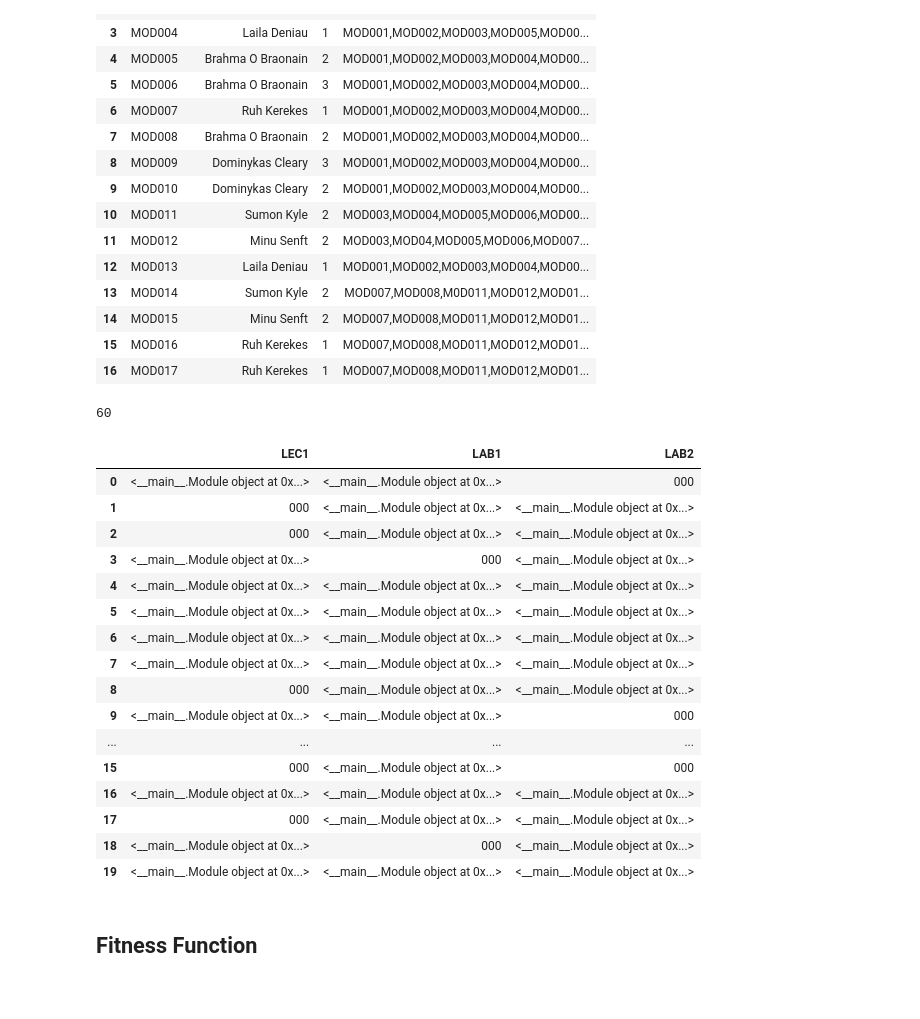
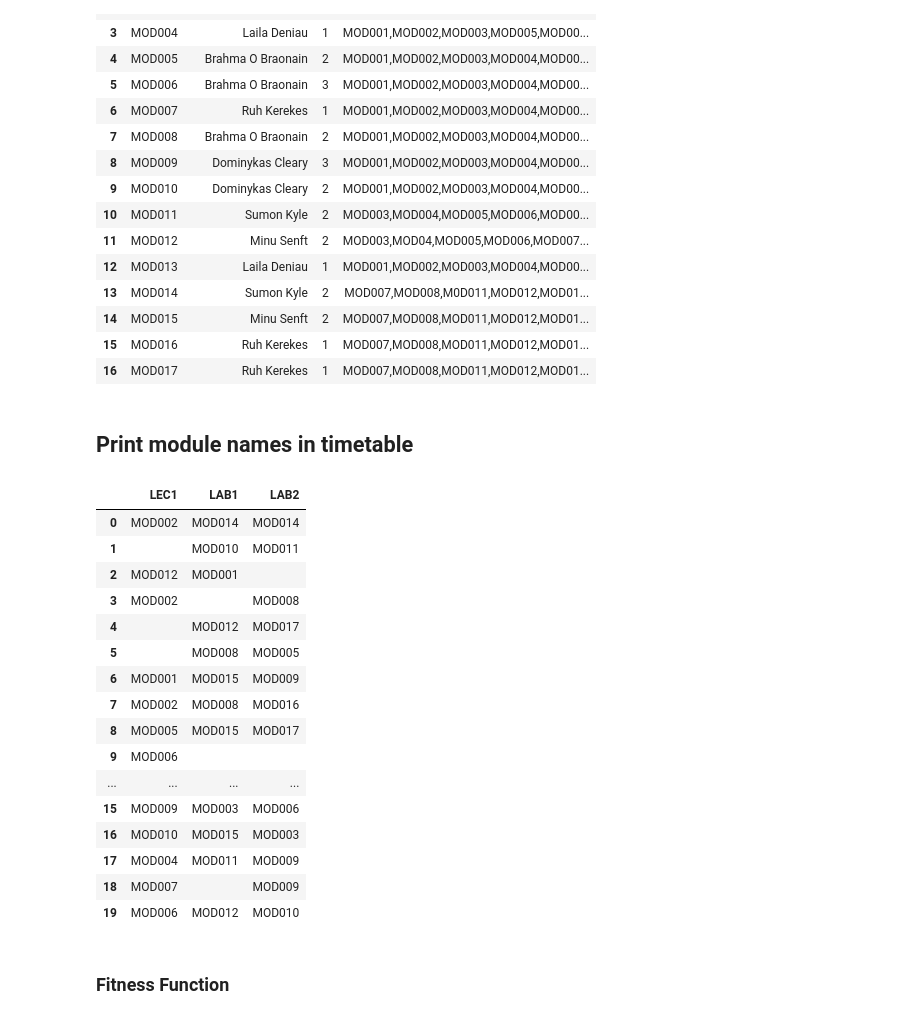
Before and after one commit to Firey56/COMP2002-Coursework, a Jupyter notebook: COMP2002 Jupyter Notebook.ipynb, the cells around one changed output. Drawn from its saved outputs; the diff is of its cells as text; code cells hidden in the pictures.

```diff
--- a/COMP2002 Jupyter Notebook.ipynb
+++ b/COMP2002 Jupyter Notebook.ipynb
@@ -168,26 +167,42 @@ def RuinAndRecreate():
             k += 1
 
     return df
-# %%
-RuinAndRecreate()
-# %% [output]
-60
-|  | LEC1 | LAB1 | LAB2 |
-| 0 | <__main__.Module object at 0x...> | <__main__.Module object at 0x...> | 000 |
-| 1 | 000 | <__main__.Module object at 0x...> | <__main__.Module object at 0x...> |
-| 2 | 000 | <__main__.Module object at 0x...> | <__main__.Module object at 0x...> |
-| 3 | <__main__.Module object at 0x...> | 000 | <__main__.Module object at 0x...> |
-| 4 | <__main__.Module object at 0x...> | <__main__.Module object at 0x...> | <__main__.Module object at 0x...> |
-| 5 | <__main__.Module object at 0x...> | <__main__.Module object at 0x...> | <__main__.Module object at 0x...> |
-| 6 | <__main__.Module object at 0x...> | <__main__.Module object at 0x...> | <__main__.Module object at 0x...> |
-| 7 | <__main__.Module object at 0x...> | <__main__.Module object at 0x...> | <__main__.Module object at 0x...> |
-| 8 | 000 | <__main__.Module object at 0x...> | <__main__.Module object at 0x...> |
-| 9 | <__main__.Module object at 0x...> | <__main__.Module object at 0x...> | 000 |
-| ... | ... | ... | ... |
-| 15 | 000 | <__main__.Module object at 0x...> | 000 |
-| 16 | <__main__.Module object at 0x...> | <__main__.Module object at 0x...> | <__main__.Module object at 0x...> |
-| 17 | 000 | <__main__.Module object at 0x...> | <__main__.Module object at 0x...> |
-| 18 | <__main__.Module object at 0x...> | 000 | <__main__.Module object at 0x...> |
-| 19 | <__main__.Module object at 0x...> | <__main__.Module object at 0x...> | <__main__.Module object at 0x...> |
+# %% [markdown]
+## Print module names in timetable
+# %%
+def printTimetable(timetable):
+    timetableModuleNames = pandas.DataFrame(columns=['LEC1','LAB1','LAB2'],index=range(0,20))
+    j = 0
+    k = 0
+    for i in range(60):
+        if i < 20:
+            timetableModuleNames.loc[i, 'LEC1'] = timetable.loc[i, 'LEC1'].moduleName
+        elif i >= 20 and i < 40:
+            timetableModuleNames.loc[j, 'LAB1'] = timetable.loc[j, 'LAB1'].moduleName
+            j += 1
+        elif i >= 40 and i < 60:
+            timetableModuleNames.loc[k, 'LAB2'] = timetable.loc[k, 'LAB2'].moduleName
+            k += 1
+    return timetableModuleNames
+
+#printTimetable(RuinAndRecreate())
+# %% [output]
+|  | LEC1 | LAB1 | LAB2 |
+| 0 | MOD002 | MOD014 | MOD014 |
+| 1 |  | MOD010 | MOD011 |
+| 2 | MOD012 | MOD001 |  |
+| 3 | MOD002 |  | MOD008 |
+| 4 |  | MOD012 | MOD017 |
+| 5 |  | MOD008 | MOD005 |
+| 6 | MOD001 | MOD015 | MOD009 |
+| 7 | MOD002 | MOD008 | MOD016 |
+| 8 | MOD005 | MOD015 | MOD017 |
+| 9 | MOD006 |  |  |
+| ... | ... | ... | ... |
+| 15 | MOD009 | MOD003 | MOD006 |
+| 16 | MOD010 | MOD015 | MOD003 |
+| 17 | MOD004 | MOD011 | MOD009 |
+| 18 | MOD007 |  | MOD009 |
+| 19 | MOD006 | MOD012 | MOD010 |
 # %% [markdown]
-## Fitness Function
+### Fitness Function
```
Also changed, not shown: parts of 2 cells of this notebook.
